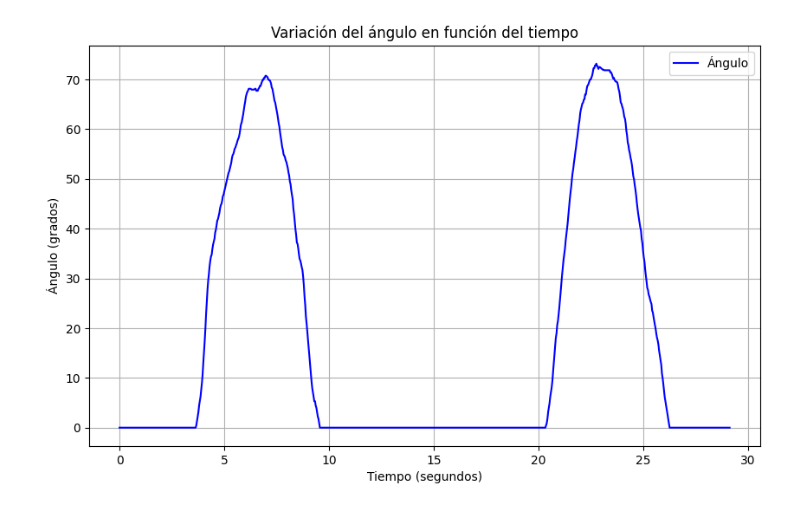
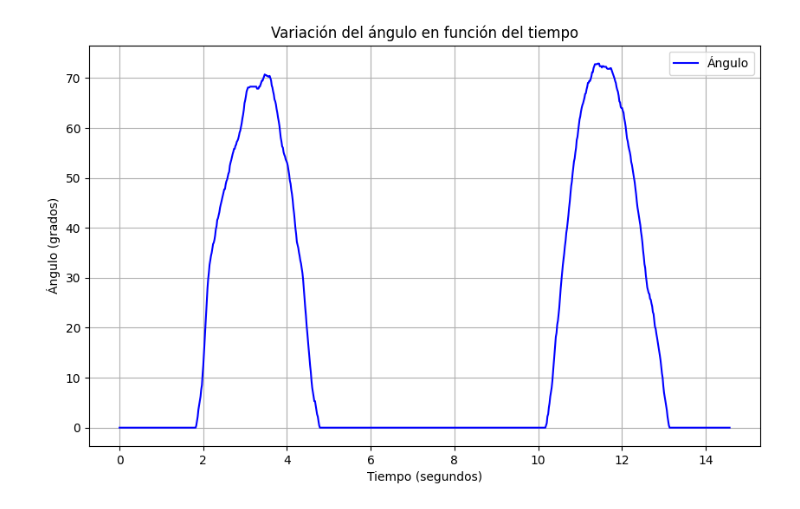
Before and after one commit to valenpistonesi/Cuadriceps-Fisica-2C-24, a Jupyter notebook: Proyecto/Proyecto.ipynb, the cells around one changed output. Drawn from its saved outputs; the diff is of its cells as text; code cells hidden in the pictures.

```diff
--- a/Proyecto/Proyecto.ipynb
+++ b/Proyecto/Proyecto.ipynb
@@ -507,32 +526,38 @@ import matplotlib.pyplot as plt
 # Cargar el CSV con las coordenadas y frames del trackeo
 df_trackeo = pd.read_csv('output/trackeo_deseado.csv')
 df_nuevo = pd.read_csv('output/nuevo_trackeo_deseado.csv')
 
 # Verificar si las columnas necesarias están en el CSV
 if 'ángulo' not in df_nuevo.columns or 'frame' not in df_trackeo.columns:
     raise KeyError("El CSV no contiene las columnas necesarias ('ángulo' o 'frame').")
 
 # FPS del video
-fps = 30
+cap = cv2.VideoCapture("vid/videotracker.mp4")
+fps = cap.get(cv2.CAP_PROP_FPS)
 
 # Extraer la columna 'frame' del CSV de trackeo
 frames = df_trackeo['frame']
 
 # Calcular el tiempo correspondiente a cada frame
 # Tiempo en segundos = frame / FPS
 tiempos = frames / fps
 
 # Añadir los tiempos al dataframe 'df_nuevo'
 df_nuevo['time_seconds'] = tiempos
 
+velocidad_angular
+
+new_csv_file_path = 'output/nuevo_trackeo_deseado.csv'
+df_nuevo.to_csv(new_csv_file_path, index=False)
+
 # Graficar el ángulo en función del tiempo
 plt.figure(figsize=(10, 6))
 plt.plot(df_nuevo['time_seconds'], df_nuevo['ángulo'], color='blue', label='Ángulo')
 plt.xlabel('Tiempo (segundos)')
 plt.ylabel('Ángulo (grados)')  # Suponiendo que el ángulo está en grados
 plt.title('Variación del ángulo en función del tiempo')
 plt.grid(True)
 plt.legend()
 plt.show()
 # %% [output]
-[figure, old version]
+[figure, new version]
```
Also changed, not shown: parts of 4 cells of this notebook, 3 other files.
